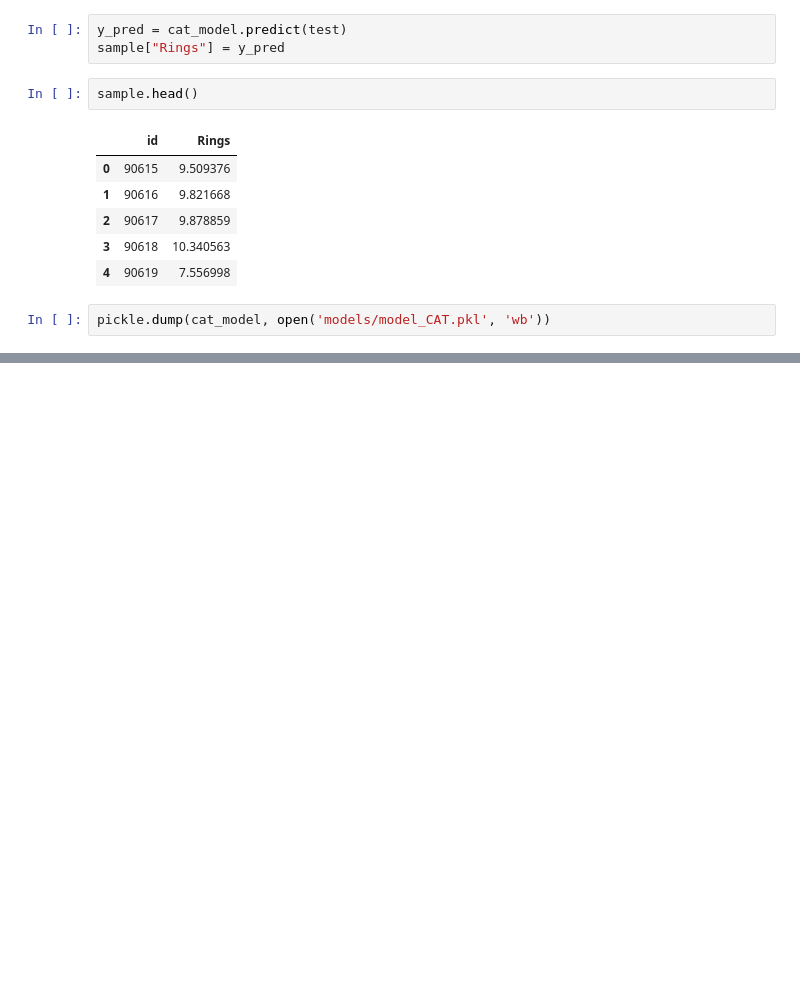
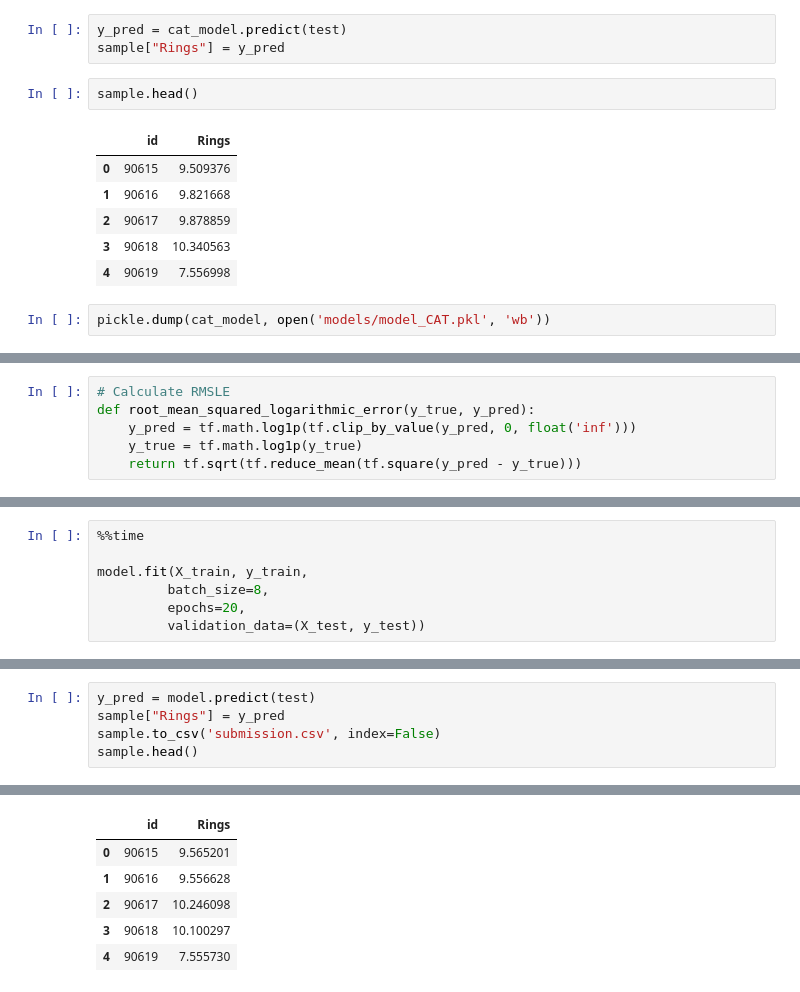
Before and after one commit to KostasEreksonas/Kaggle_Playground_Series, a Jupyter notebook: s4e4.ipynb, the cells around one changed output, grey strips where cells are left out. Saved outputs shown, nothing was run; the diff lists cells and outputs as text; blank space fills up the shorter version.

Commit message:
Created a Neural Network regression model

```diff
--- a/s4e4.ipynb
+++ b/s4e4.ipynb
@@ -545,0 +550,6 @@ pickle.dump(cat_model, open('models/model_CAT.pkl', 'wb'))
+# %%
+# Calculate RMSLE
+def root_mean_squared_logarithmic_error(y_true, y_pred):
+    y_pred = tf.math.log1p(tf.clip_by_value(y_pred, 0, float('inf')))
+    y_true = tf.math.log1p(y_true)
+    return tf.sqrt(tf.reduce_mean(tf.square(y_pred - y_true)))
@@ -545,0 +613,7 @@ pickle.dump(cat_model, open('models/model_CAT.pkl', 'wb'))
+# %%
+%%time
+
+model.fit(X_train, y_train,
+         batch_size=8,
+         epochs=20,
+         validation_data=(X_test, y_test))
@@ -545,0 +649,6 @@ pickle.dump(cat_model, open('models/model_CAT.pkl', 'wb'))
+# %%
+y_pred = model.predict(test)
+sample["Rings"] = y_pred
+sample.to_csv('submission.csv', index=False)
+sample.head()
+# %% [output]
@@ -545,0 +656,6 @@ pickle.dump(cat_model, open('models/model_CAT.pkl', 'wb'))
+|  | id | Rings |
+| 0 | 90615 | 9.565201 |
+| 1 | 90616 | 9.556628 |
+| 2 | 90617 | 10.246098 |
+| 3 | 90618 | 10.100297 |
+| 4 | 90619 | 7.555730 |
```
Also changed, not shown: parts of 6 cells of this notebook.
